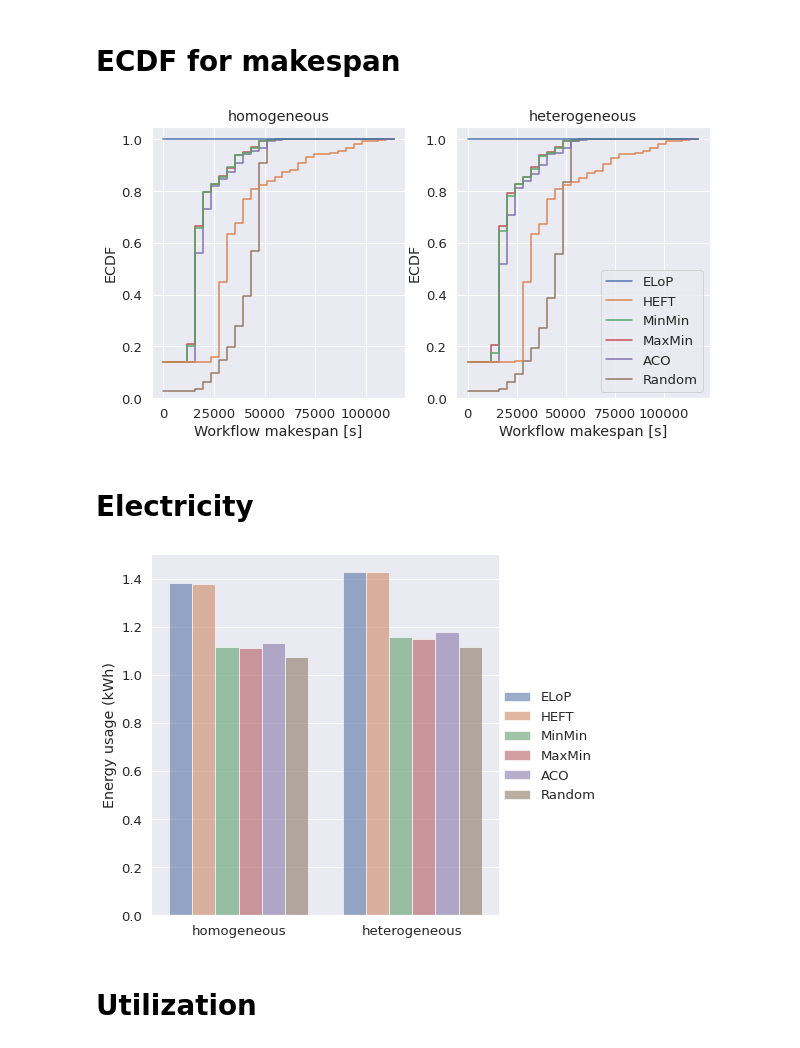
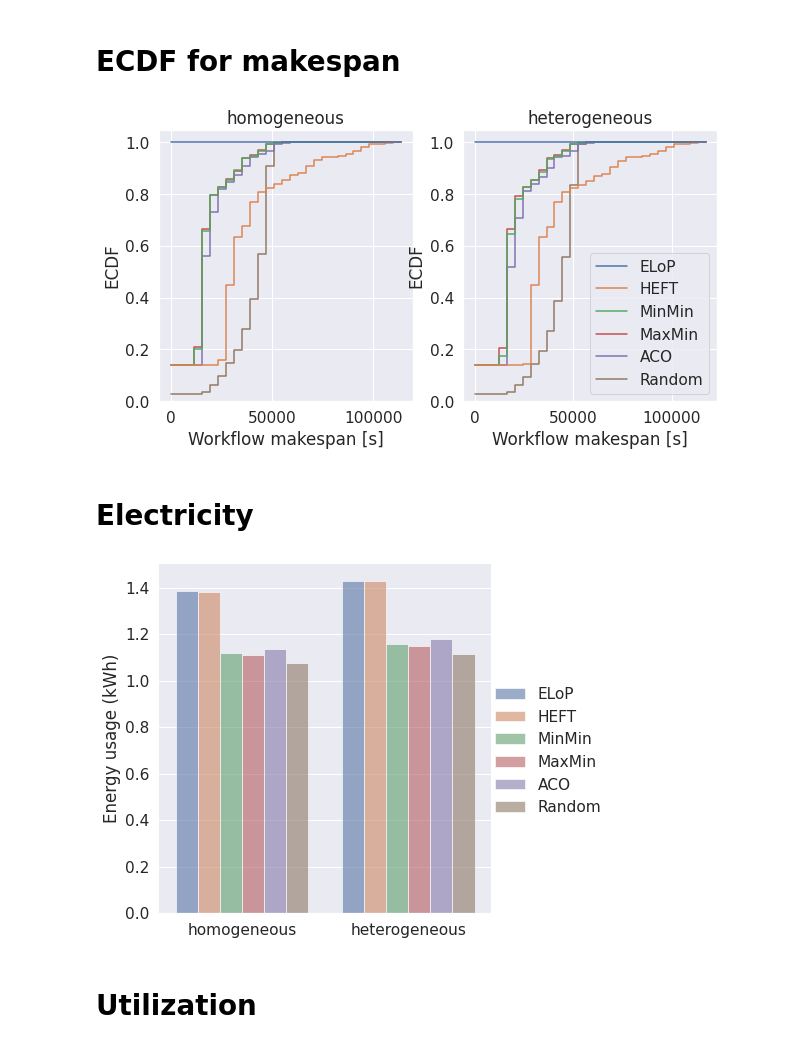
Before and after one commit to CloudScheduling/plotter_4_cloud, a Jupyter notebook: Notebooks/Experiment2_Environment.ipynb, the cells around one changed output. Saved outputs shown, nothing was run; the diff lists cells and outputs as text; code cells hidden in the pictures.

```diff
--- a/Notebooks/Experiment2_Environment.ipynb
+++ b/Notebooks/Experiment2_Environment.ipynb
@@ -19,26 +19,26 @@ print(os.getcwd())
 # %%
 export_base_path = "/home/linus/Dropbox/Apps/Overleaf/DistributedSystems_Group2/graphs/"
 # %%
-sns.set(font_scale = 1.2)
+sns.set(font_scale = 1.4)
 # %%
 data = reader.sort_dfs(["ELoP", "HEFT", "MinMin", "MaxMin", "ACO", "Random"])
 transformer = DataTransformer(data)
 # %% [markdown]
 # ECDF for makespan
 # %%
-ecdf_data, ecdf_meta = transformer.to_makespan_cdf_per_environment("askalon-ee2-parquet", "scale2", export_base_path + "exp_environment_ecdf.png")
+ecdf_data, ecdf_meta = transformer.to_makespan_cdf_per_environment("askalon-ee2-parquet", "scale2", export_base_path + "exp_environment_ecdf.pdf")
 
 plotters.create_makespan_cdf_order_policy(ecdf_data, ecdf_meta) # although created for exp 1, this works here just fine :)
 # %% [output]
-[figure, old version]
+[figure, new version]
 # %% [markdown]
 # Electricity
 # %%
-electricity_data, electricity_meta = transformer.to_energy_exp_environment("askalon-ee2-parquet", "scale2",export_base_path + "exp_environment_electricity.png")
+electricity_data, electricity_meta = transformer.to_energy_exp_environment("askalon-ee2-parquet", "scale2",export_base_path + "exp_environment_electricity.pdf")
 
 plotters.create_energy_plot_env(electricity_data, electricity_meta)
 # %% [output]
-[figure, old version]
+[figure, new version]
 # %% [markdown]
 # Utilization
 # %%
```
Also changed, not shown: parts of 2 cells of this notebook, 3 other files.
